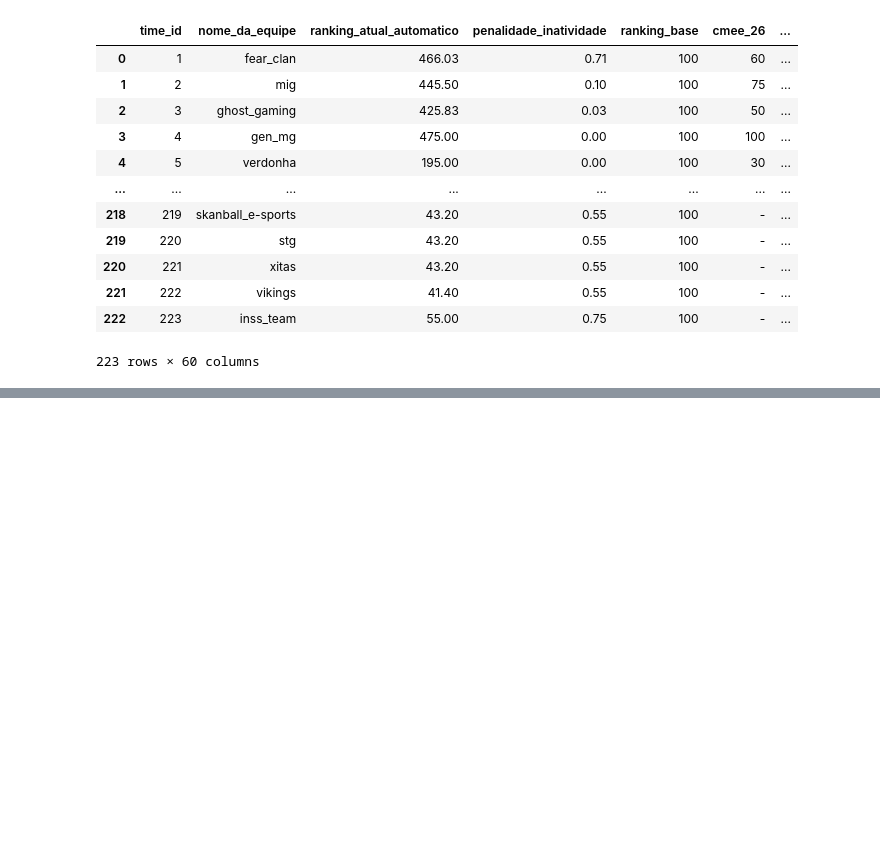
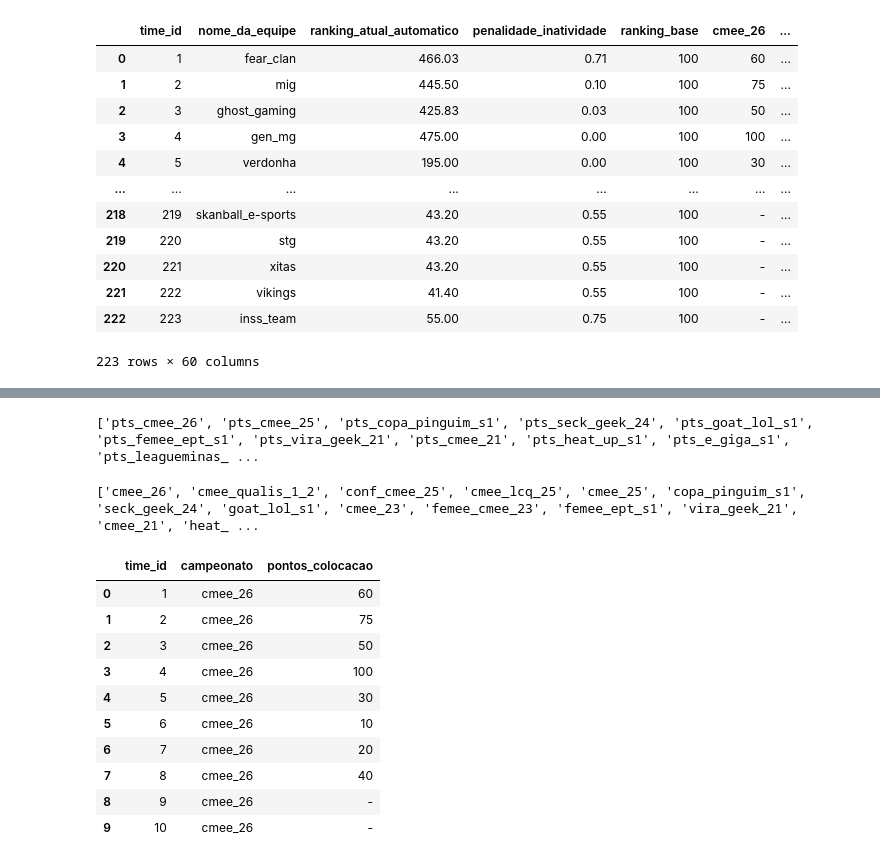
Before and after one commit to henriqueAvner/Retail-Analytics-Pipeline, a Jupyter notebook: src/transform/transform_pontuacao.ipynb, the cells around one changed output, grey strips where cells are left out. Cells and saved outputs as stored; diff of their text form; code cells hidden in the pictures; blank space fills up the shorter version.

```diff
--- a/src/transform/transform_pontuacao.ipynb
+++ b/src/transform/transform_pontuacao.ipynb
@@ -180,3 +180,12 @@ df_pontuacao
 | 221 | 222 | vikings | 41.40 | 0.55 | 100 | - | ... |
 | 222 | 223 | inss_team | 55.00 | 0.75 | 100 | - | ... |
 223 rows × 60 columns
+# %%
+#Nome das colunas para a tabela de times
+colunas_times = [
+  "time_id",
+  "nome_da_equipe",
+  "ranking_atual_automatico",
+  "ranking_base",
+  "penalidade_inatividade"
+]
@@ -182,0 +211,43 @@ df_pontuacao
+# %%
+#Avaliando as colunas e verificando se as renomeações foram validadas
+colunas_pontos = [
+  coluna for coluna in df_trabalho.columns
+  if coluna.startswith("pts_")
+]
+
+print(colunas_pontos)
+# %% [output]
+['pts_cmee_26', 'pts_cmee_25', 'pts_copa_pinguim_s1', 'pts_seck_geek_24', 'pts_goat_lol_s1', 'pts_femee_ept_s1', 'pts_vira_geek_21', 'pts_cmee_21', 'pts_heat_up_s1', 'pts_e_giga_s1', 'pts_leagueminas_ ...
+# %%
+#Identificando colunas exclusivamente de campeonatos:
+colunas_campeonatos = [
+  coluna
+  for coluna in df_trabalho.columns
+  if coluna not in colunas_times
+  and not coluna.startswith("pts_")
+]
+print(colunas_campeonatos)
+# %% [output]
+['cmee_26', 'cmee_qualis_1_2', 'conf_cmee_25', 'cmee_lcq_25', 'cmee_25', 'copa_pinguim_s1', 'seck_geek_24', 'goat_lol_s1', 'cmee_23', 'femee_cmee_23', 'femee_ept_s1', 'vira_geek_21', 'cmee_21', 'heat_ ...
+# %%
+#Transformando os cabeçalhos de campeonatos em valores de linhas com MELT
+df_colocacoes = df_trabalho.melt(
+  id_vars=['time_id'],
+  value_vars=colunas_campeonatos,
+  var_name='campeonato',
+  value_name='pontos_colocacao'
+)
+
+df_colocacoes.head(10)
+# %% [output]
+|  | time_id | campeonato | pontos_colocacao |
+| 0 | 1 | cmee_26 | 60 |
+| 1 | 2 | cmee_26 | 75 |
+| 2 | 3 | cmee_26 | 50 |
+| 3 | 4 | cmee_26 | 100 |
+| 4 | 5 | cmee_26 | 30 |
+| 5 | 6 | cmee_26 | 10 |
+| 6 | 7 | cmee_26 | 20 |
+| 7 | 8 | cmee_26 | 40 |
+| 8 | 9 | cmee_26 | - |
+| 9 | 10 | cmee_26 | - |
```
Also changed, not shown: parts of 20 cells of this notebook, 9 other files.
